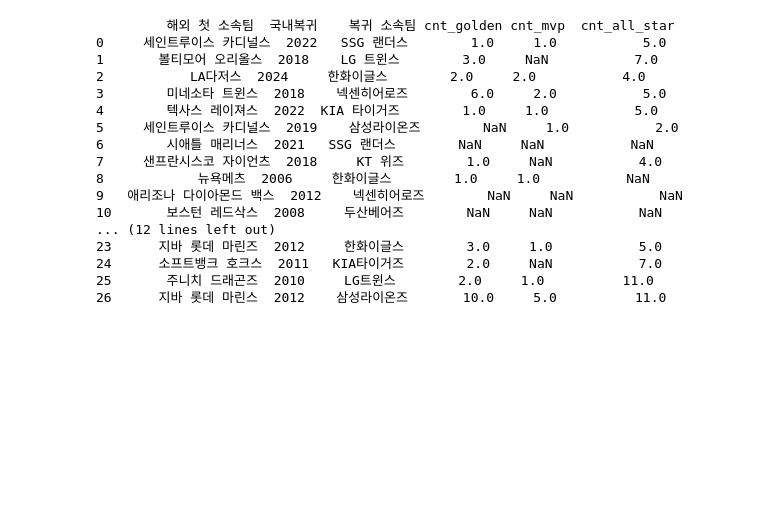
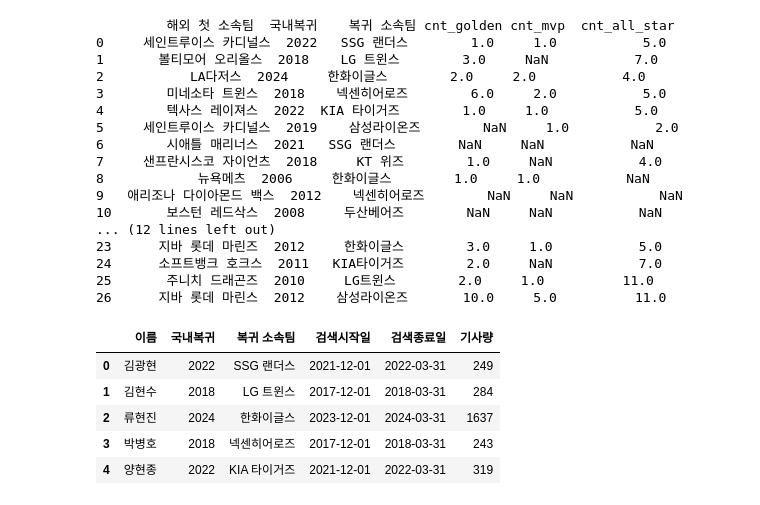
Before and after one commit to duddbs2002/team3, a Jupyter notebook: Youri/해외진출선수의 수상경력.ipynb, the cells around one changed output. Saved outputs shown, nothing was run; the diff lists cells and outputs as text; code cells hidden in the pictures; blank space fills up the shorter version.

```diff
--- a/Youri/해외진출선수의 수상경력.ipynb
+++ b/Youri/해외진출선수의 수상경력.ipynb
@@ -245,3 +245,14 @@ print(player_list.iloc[:, 10:])
 24      소프트뱅크 호크스  2011   KIA타이거즈        2.0     NaN           7.0
 25       주니치 드래곤즈  2010     LG트윈스        2.0     1.0          11.0
 26      지바 롯데 마린스  2012    삼성라이온즈       10.0     5.0          11.0
+# %%
+#기사언급량 데이터
+article = pd.read_csv('../kwon/복귀선수기사량.csv', low_memory=False)
+article.head()
+# %% [output]
+|  | 이름 | 국내복귀 | 복귀 소속팀 | 검색시작일 | 검색종료일 | 기사량 |
+| 0 | 김광현 | 2022 | SSG 랜더스 | 2021-12-01 | 2022-03-31 | 249 |
+| 1 | 김현수 | 2018 | LG 트윈스 | 2017-12-01 | 2018-03-31 | 284 |
+| 2 | 류현진 | 2024 | 한화이글스 | 2023-12-01 | 2024-03-31 | 1637 |
+| 3 | 박병호 | 2018 | 넥센히어로즈 | 2017-12-01 | 2018-03-31 | 243 |
+| 4 | 양현종 | 2022 | KIA 타이거즈 | 2021-12-01 | 2022-03-31 | 319 |
```
Also changed, not shown: parts of 3 cells of this notebook, 1 other file.
